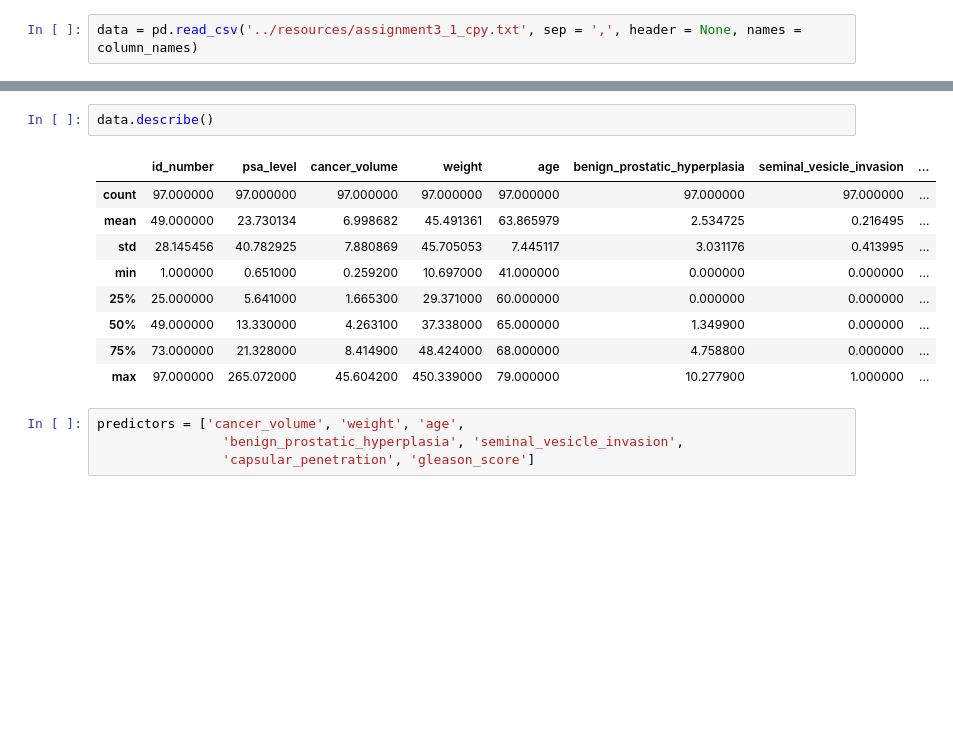
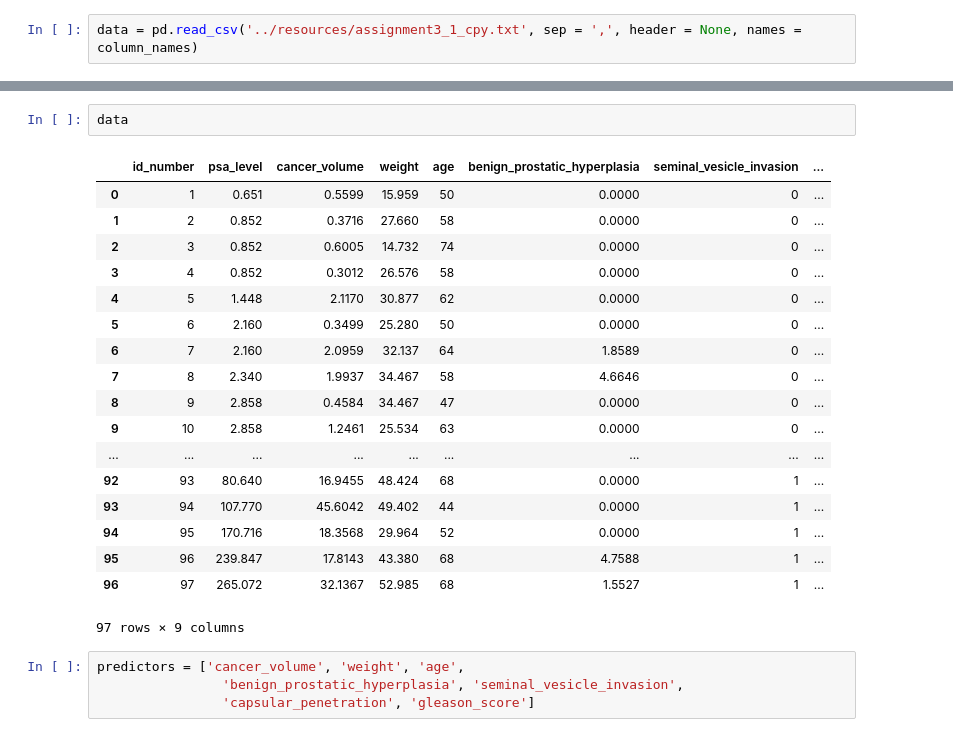
Before and after one commit to GalaxyDream/STA6166, a Jupyter notebook: nbs/STA6166.ipynb, the cells around one changed output, grey strips where cells are left out. Saved outputs shown, nothing was run; the diff lists cells and outputs as text; blank space fills up the shorter version.

```diff
--- a/nbs/STA6166.ipynb
+++ b/nbs/STA6166.ipynb
@@ -10,15 +39,24 @@ data = pd.read_csv('../resources/assignment3_1_cpy.txt', sep = ',', header = Non
 # %%
-data.describe()
+data
 # %% [output]
 |  | id_number | psa_level | cancer_volume | weight | age | benign_prostatic_hyperplasia | seminal_vesicle_invasion | ... |
-| count | 97.000000 | 97.000000 | 97.000000 | 97.000000 | 97.000000 | 97.000000 | 97.000000 | ... |
-| mean | 49.000000 | 23.730134 | 6.998682 | 45.491361 | 63.865979 | 2.534725 | 0.216495 | ... |
-| std | 28.145456 | 40.782925 | 7.880869 | 45.705053 | 7.445117 | 3.031176 | 0.413995 | ... |
-| min | 1.000000 | 0.651000 | 0.259200 | 10.697000 | 41.000000 | 0.000000 | 0.000000 | ... |
-| 25% | 25.000000 | 5.641000 | 1.665300 | 29.371000 | 60.000000 | 0.000000 | 0.000000 | ... |
-| 50% | 49.000000 | 13.330000 | 4.263100 | 37.338000 | 65.000000 | 1.349900 | 0.000000 | ... |
-| 75% | 73.000000 | 21.328000 | 8.414900 | 48.424000 | 68.000000 | 4.758800 | 0.000000 | ... |
-| max | 97.000000 | 265.072000 | 45.604200 | 450.339000 | 79.000000 | 10.277900 | 1.000000 | ... |
+| 0 | 1 | 0.651 | 0.5599 | 15.959 | 50 | 0.0000 | 0 | ... |
+| 1 | 2 | 0.852 | 0.3716 | 27.660 | 58 | 0.0000 | 0 | ... |
+| 2 | 3 | 0.852 | 0.6005 | 14.732 | 74 | 0.0000 | 0 | ... |
+| 3 | 4 | 0.852 | 0.3012 | 26.576 | 58 | 0.0000 | 0 | ... |
+| 4 | 5 | 1.448 | 2.1170 | 30.877 | 62 | 0.0000 | 0 | ... |
+| 5 | 6 | 2.160 | 0.3499 | 25.280 | 50 | 0.0000 | 0 | ... |
+| 6 | 7 | 2.160 | 2.0959 | 32.137 | 64 | 1.8589 | 0 | ... |
+| 7 | 8 | 2.340 | 1.9937 | 34.467 | 58 | 4.6646 | 0 | ... |
+| 8 | 9 | 2.858 | 0.4584 | 34.467 | 47 | 0.0000 | 0 | ... |
+| 9 | 10 | 2.858 | 1.2461 | 25.534 | 63 | 0.0000 | 0 | ... |
+| ... | ... | ... | ... | ... | ... | ... | ... | ... |
+| 92 | 93 | 80.640 | 16.9455 | 48.424 | 68 | 0.0000 | 1 | ... |
+| 93 | 94 | 107.770 | 45.6042 | 49.402 | 44 | 0.0000 | 1 | ... |
+| 94 | 95 | 170.716 | 18.3568 | 29.964 | 52 | 0.0000 | 1 | ... |
+| 95 | 96 | 239.847 | 17.8143 | 43.380 | 68 | 4.7588 | 1 | ... |
+| 96 | 97 | 265.072 | 32.1367 | 52.985 | 68 | 1.5527 | 1 | ... |
+97 rows × 9 columns
 # %%
 predictors = ['cancer_volume', 'weight', 'age',
                 'benign_prostatic_hyperplasia', 'seminal_vesicle_invasion',
```
Also changed, not shown: parts of 82 cells of this notebook, 10 other files.
